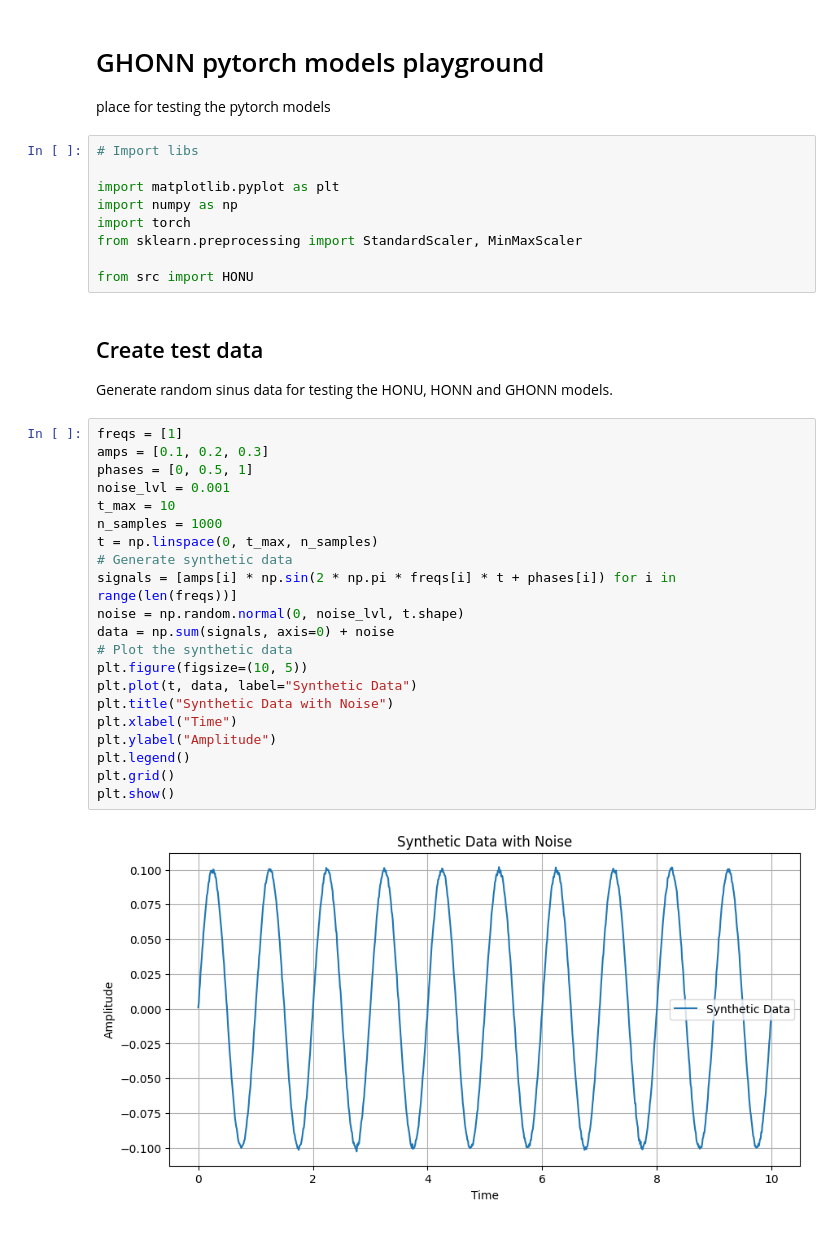
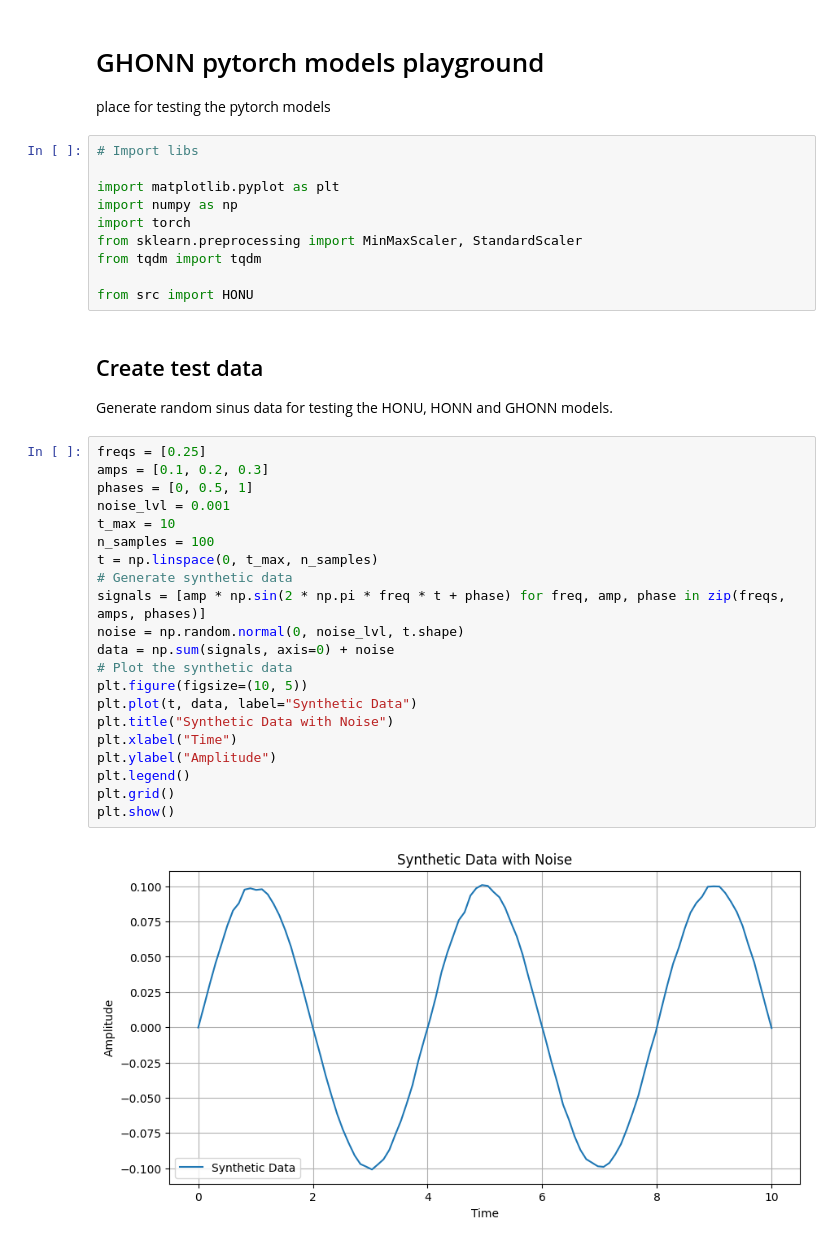
Before and after one commit to carnosi/ghonn_models_pytorch, a Jupyter notebook: playground.ipynb, the cells around one changed output. Drawn from its saved outputs; the diff is of its cells as text.

```diff
--- a/playground.ipynb
+++ b/playground.ipynb
@@ -7,35 +7,36 @@ place for testing the pytorch models
 import matplotlib.pyplot as plt
 import numpy as np
 import torch
-from sklearn.preprocessing import StandardScaler, MinMaxScaler
+from sklearn.preprocessing import MinMaxScaler, StandardScaler
+from tqdm import tqdm
 
 from src import HONU
 # %% [markdown]
 ## Create test data
 Generate random sinus data for testing the HONU, HONN and GHONN models.
 # %%
-freqs = [1]
+freqs = [0.25]
 amps = [0.1, 0.2, 0.3]
 phases = [0, 0.5, 1]
 noise_lvl = 0.001
 t_max = 10
-n_samples = 1000
+n_samples = 100
 t = np.linspace(0, t_max, n_samples)
 # Generate synthetic data
-signals = [amps[i] * np.sin(2 * np.pi * freqs[i] * t + phases[i]) for i in range(len(freqs))]
+signals = [amp * np.sin(2 * np.pi * freq * t + phase) for freq, amp, phase in zip(freqs, amps, phases)]
 noise = np.random.normal(0, noise_lvl, t.shape)
 data = np.sum(signals, axis=0) + noise
 # Plot the synthetic data
 plt.figure(figsize=(10, 5))
 plt.plot(t, data, label="Synthetic Data")
 plt.title("Synthetic Data with Noise")
 plt.xlabel("Time")
 plt.ylabel("Amplitude")
 plt.legend()
 plt.grid()
 plt.show()
 # %% [output]
-[figure, old version]
+[figure, new version]
 # %%
 # Prepare data for the models
 N = data.shape[0]
```
Also changed, not shown: parts of 4 cells of this notebook.
